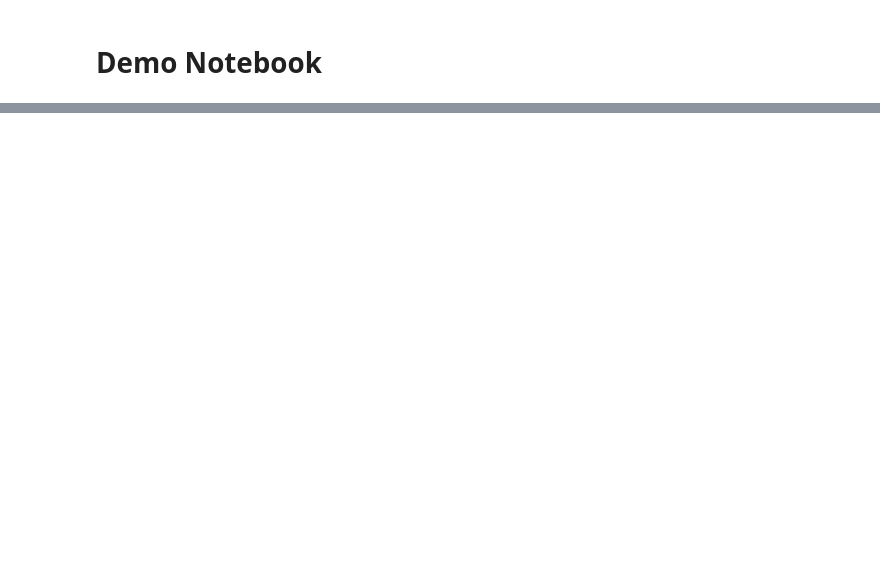
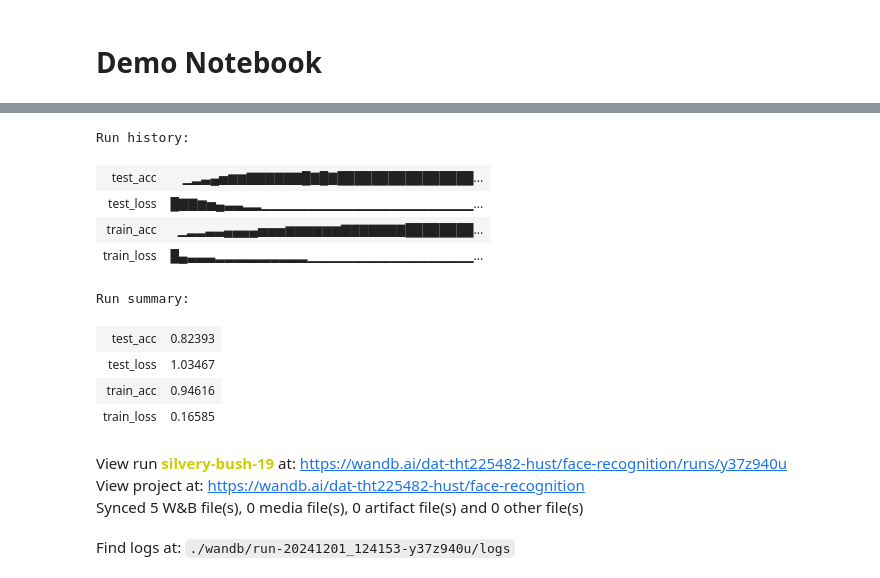
Before and after one commit to 5HoSaZ/Face-Recognition, a Jupyter notebook: training.ipynb, the cells around one changed output, grey strips where cells are left out. Drawn from its saved outputs; the diff is of its cells as text; code cells hidden in the pictures; blank space fills up the shorter version.

```diff
--- a/training.ipynb
+++ b/training.ipynb
@@ -474,0 +22,5 @@ plt.imshow(masked)
+# %%
+import wandb
+USE_WANDB = (input("Y/N? ").lower() == "y")
+if USE_WANDB:
+    wandb.login()
@@ -474,0 +32,19 @@ plt.imshow(masked)
+# %%
+MODEL_NAME = "convolution_net"
+DEVICE = "cuda" if torch.cuda.is_available() else "cpu"
+BATCH_SIZE = 32
+EPOCHS = 200
+FEATURES = 256
+LEARNING_RATE = 1e-4
+WEIGHT_DECAY = 1e-5
+DROP_OUT = 0.2
+IMAGE_SIZE = (224, 224)
+CHECKPOINT_PATH = f"./models/{MODEL_NAME}_ckp.pth"
+MODEL_PATH = f"./models/{MODEL_NAME}.pth"
+# %%
+mapper = {
+    int(row["Target"]): str(row["Name"])
+    for _, row in pd.read_csv("./data/processed/mapping.csv").iterrows()
+}
+NUM_CLASSES = len(mapper)
+print(f"There are {NUM_CLASSES} classes")
@@ -474,0 +180,13 @@ plt.imshow(masked)
+# %%
+def init_uniform_rule(m):
+    if isinstance(m, nn.Linear):
+        # get the number of the inputs
+        n = m.in_features
+        y = 1.0 / np.sqrt(n)
+        m.weight.data.uniform_(-y, y)
+        m.bias.data.fill_(0)
+
+model = ConvolutionNet(NUM_CLASSES, FEATURES, DROP_OUT).to(DEVICE)
+model.apply(init_uniform_rule)
+loss_fn = nn.CrossEntropyLoss(reduction="sum")
+optimizer = optim.Adam(model.parameters(), lr=LEARNING_RATE, weight_decay=WEIGHT_DECAY)
@@ -474,0 +229,19 @@ plt.imshow(masked)
+# %%
+if USE_WANDB:
+    wandb.finish()
+torch.save(model.state_dict(), MODEL_PATH)
+# %% [output]
+Run history:
+| test_acc | ▁▂▃▄▅▆▆▇▇▇▇▇▇█▇█▇████████████████... |
+| test_loss | █▇▇▆▅▄▃▃▂▂▁▁▁▁▁▁▁▁▁▁▁▁▁▁▁▁▁▁▁▁▁▁▁... |
+| train_acc | ▁▂▂▃▃▄▄▄▄▅▅▅▆▆▆▆▆▆▇▇▇▇▇▇▇████████... |
+| train_loss | █▄▃▃▃▂▂▂▂▂▂▂▂▂▂▁▁▁▁▁▁▁▁▁▁▁▁▁▁▁▁▁▁... |
+Run summary:
+| test_acc | 0.82393 |
+| test_loss | 1.03467 |
+| train_acc | 0.94616 |
+| train_loss | 0.16585 |
+View run silvery-bush-19 at: https://wandb.ai/dat-tht225482-hust/face-recognition/runs/y37z940u
+View project at: https://wandb.ai/dat-tht225482-hust/face-recognition
+Synced 5 W&B file(s), 0 media file(s), 0 artifact file(s) and 0 other file(s)
+Find logs at: ./wandb/run-20241201_124153-y37z940u/logs
```
Also changed, not shown: parts of 58 cells of this notebook, 9 other files.
